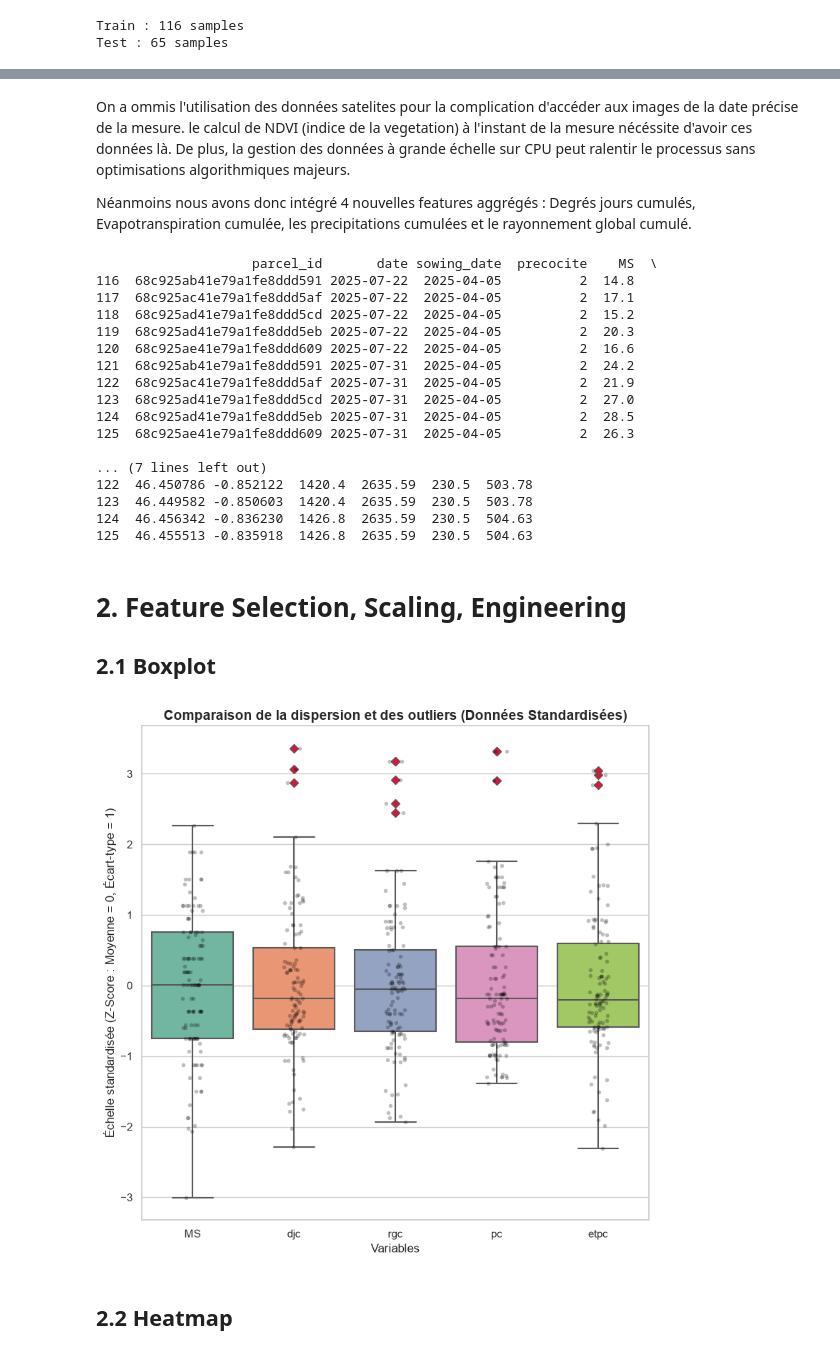
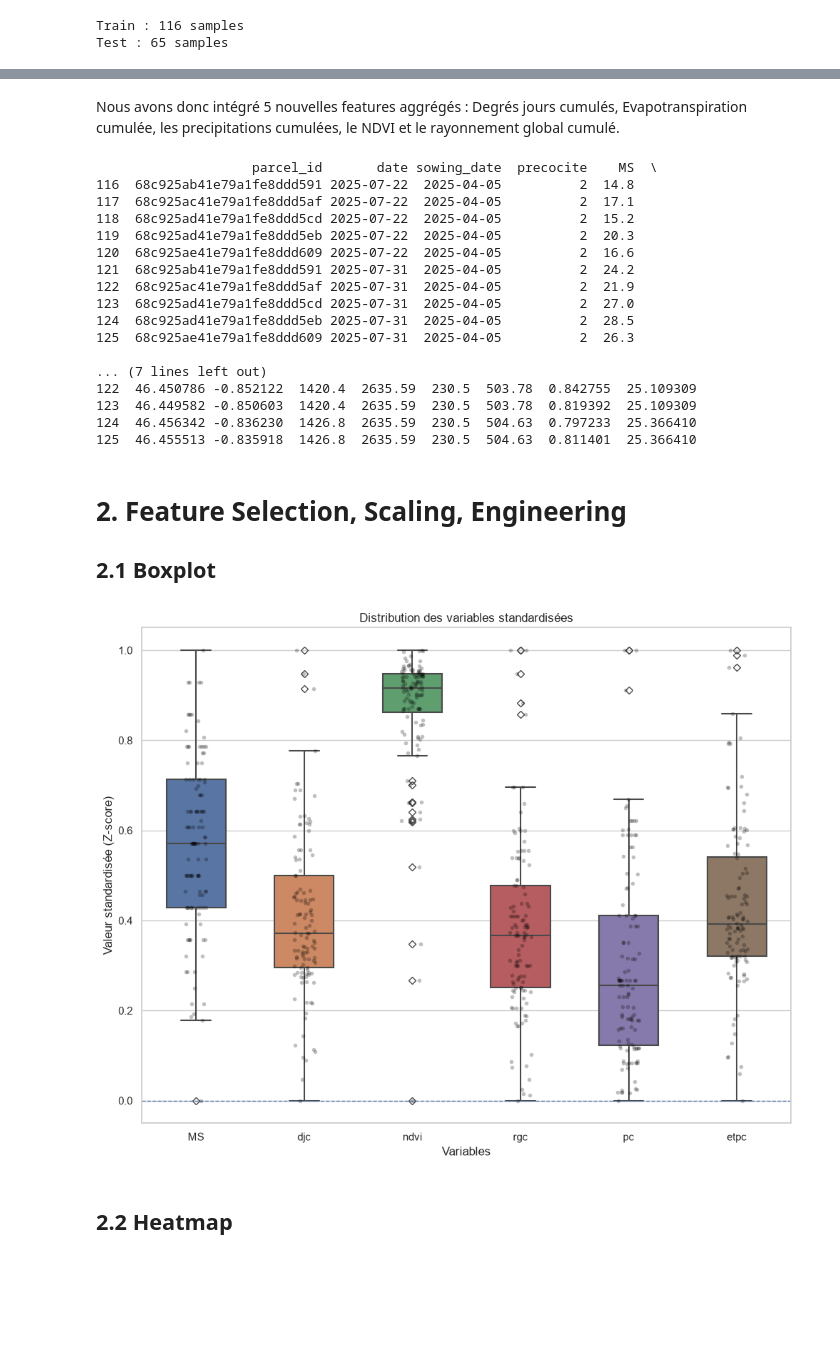
Before and after one commit to samulational/abelio-test-tech, a Jupyter notebook: notebook.ipynb, the cells around one changed output, grey strips where cells are left out. Saved outputs shown, nothing was run; the diff lists cells and outputs as text; code cells hidden in the pictures; blank space fills up the shorter version.

```diff
--- a/notebook.ipynb
+++ b/notebook.ipynb
@@ -357,12 +385,19 @@ print(df_mesures_train.head(10))
+# %%
+moyenne = df_mesures_train["ndvi"].replace(-1, np.nan).mean()
+df_mesures_train["ndvi"] = df_mesures_train["ndvi"].replace(-1, moyenne)
 # %% [markdown]
-On a ommis l'utilisation des données satelites pour la complication d'accéder aux images de la date précise de la mesure. le calcul de NDVI (indice de la vegetation) à l'instant de la mesure nécéssite d'avoir ces données là. De plus, la gestion des données à grande échelle sur CPU peut ralentir le processus sans optimisations algorithmiques majeurs.
-
-Néanmoins nous avons donc intégré 4 nouvelles features aggrégés : Degrés jours cumulés, Evapotranspiration cumulée, les precipitations cumulées et le rayonnement global cumulé.
+Nous avons donc intégré 5 nouvelles features aggrégés : Degrés jours cumulés, Evapotranspiration cumulée, les precipitations cumulées, le NDVI et le rayonnement global cumulé.
 # %%
 df_mesures_test['djc'] = df_mesures_test.apply(
     DJc,
     axis=1,
     args=(dict_meteo,)
+)
+
+df_mesures_test['ndvi'] = df_mesures_test.apply(
+    NDVI,
+    axis=1,
+    args=(dict_cubesZarrs,)
 )
 
 df_mesures_test['rgc'] = df_mesures_test.apply(
@@ -383,6 +418,11 @@ df_mesures_test['etpc'] = df_mesures_test.apply(
     args=(dict_meteo,)
 )
 
+df_mesures_test['maizy'] = df_mesures_test.apply(
+    Maizy,
+    axis=1,
+)
+
 print(df_mesures_test.head(10))
 # %% [output]
                     parcel_id       date sowing_date  precocite    MS  \
@@ -398,7 +438,7 @@ print(df_mesures_test.head(10))
 125  68c925ae41e79a1fe8ddd609 2025-07-31  2025-04-05          2  26.3
 
 ... (7 lines left out)
-122  46.450786 -0.852122  1420.4  2635.59  230.5  503.78
-123  46.449582 -0.850603  1420.4  2635.59  230.5  503.78
-124  46.456342 -0.836230  1426.8  2635.59  230.5  504.63
-125  46.455513 -0.835918  1426.8  2635.59  230.5  504.63
+122  46.450786 -0.852122  1420.4  2635.59  230.5  503.78  0.842755  25.109309
+123  46.449582 -0.850603  1420.4  2635.59  230.5  503.78  0.819392  25.109309
+124  46.456342 -0.836230  1426.8  2635.59  230.5  504.63  0.797233  25.366410
+125  46.455513 -0.835918  1426.8  2635.59  230.5  504.63  0.811401  25.366410
@@ -409,51 +452,49 @@ print(df_mesures_test.head(10))
 # %%
 import matplotlib.pyplot as plt
 import seaborn as sns
 from sklearn.preprocessing import StandardScaler
+from sklearn.preprocessing import MinMaxScaler
 
-sns.set_theme(style="whitegrid")
+variables_a_tracer = ["MS", "djc", "ndvi", "rgc", "pc", "etpc"]
+df_scaled = df_mesures_train[variables_a_tracer].copy()
+# Standardisation
+scaler = MinMaxScaler()
 
-# 4 features cumulées + la variable cible
-variables_a_tracer = ["MS", "djc", "rgc", "pc", "etpc",  ]
-df_selection = df_mesures_train[variables_a_tracer]
+df_scaled[variables_a_tracer] = scaler.fit_transform(
+    df_mesures_train[variables_a_tracer]
+)
 
-# Standardisation pour le tracé dans la même boxplot
-scaler = StandardScaler()
-data_scaled = scaler.fit_transform(df_selection)
+plt.figure(figsize=(10, 8))
 
-df_scaled = pd.DataFrame(data_scaled, columns=variables_a_tracer)
-
-# Tracé du Boxplot
-plt.figure(figsize=(8, 8))
-
-# Tracé des boîtes
 sns.boxplot(
     data=df_scaled,
     orient="v",
-    palette="Set2",  # Donne une couleur distincte à chaque variable
+    width=0.55,
     flierprops={
-        "markerfacecolor": "crimson",
         "marker": "D",
-        "markersize": 6,
-    },  # Outliers en losanges rouges
+        "markersize": 5,
+    },
     linewidth=1.5,
 )
 
-# Superposition des 116 points réels pour voir la vraie répartition
-sns.stripplot(data=df_scaled, orient="v", color="black", alpha=0.25, size=4)
+sns.stripplot(
+    data=df_scaled,
+    orient="v",
+    alpha=0.25,
+    color="black",
+    size=4,
+)
 
-plt.title(
-    "Comparaison de la dispersion et des outliers (Données Standardisées)",
-    fontsize=14,
-    weight="bold",
-)
-plt.ylabel("Échelle standardisée (Z-Score : Moyenne = 0, Écart-type = 1)")
+plt.axhline(0, linestyle="--", linewidth=1)
+
+plt.ylabel("Valeur standardisée (Z-score)")
 plt.xlabel("Variables")
+plt.title("Distribution des variables standardisées")
 
 plt.tight_layout()
 plt.show()
 # %% [output]
-[figure, old version]
+[figure, new version]
 # %% [markdown]
 ## 2.2 Heatmap
 # %%
```
Also changed, not shown: parts of 16 cells of this notebook, 3 other files.
